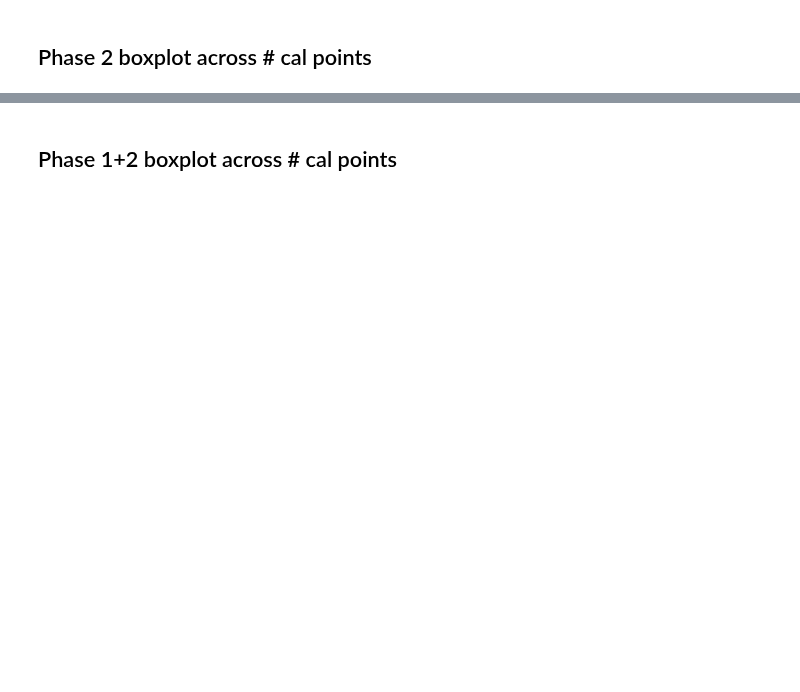
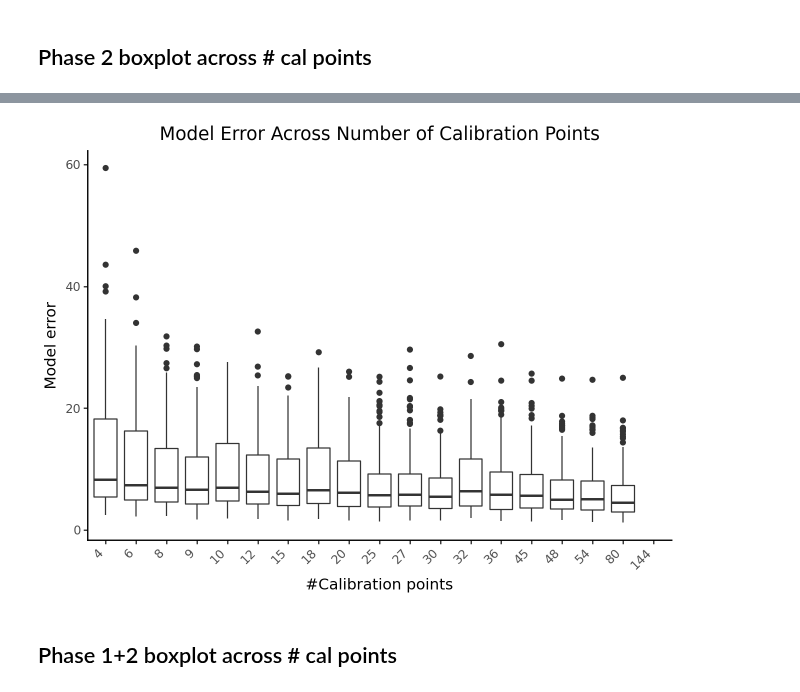
Before and after one commit to jspsych/eye-tracking-training, a Jupyter notebook: analysis/analysis-of-individual-model-run.ipynb, the cells around one changed output, grey strips where cells are left out. Drawn from its saved outputs; the diff is of its cells as text; code cells hidden in the pictures; blank space fills up the shorter version.

```diff
--- a/analysis/analysis-of-individual-model-run.ipynb
+++ b/analysis/analysis-of-individual-model-run.ipynb
@@ -1072,7 +1149,7 @@ model_losses_across_cal_configs_phase1_boxplot
 # %% [markdown]
 ## Phase 2 boxplot across \# cal points
 # %%
-batch_losses_across_cal_phase2 = []
+batch_losses_across_cal_p2 = []
 for i, cal_config in enumerate(cols_rows_indices_scaled):
   # Make masked dataset with the cal_config
   masked_dataset_p2_config = prepare_masked_dataset(test_data_rescaled, cal_config, 2)
@@ -1100,4 +1177,4 @@ for i, cal_config in enumerate(cols_rows_indices_scaled):
       batch_point_losses = batch_point_losses[mask == 1]
 
       batch_losses_p2_config.append(batch_point_losses)
-  batch_losses_across_cal_phase2.append((cal_config, batch_losses_p2_config))
+  batch_losses_across_cal_p2.append((cal_config, batch_losses_p2_config))
@@ -1104,18 +1201,17 @@ for i, cal_config in enumerate(cols_rows_indices_scaled):
 # %%
-num_cal_points_phase2 = [len(cal_config) for cal_config, _ in batch_losses_across_cal_phase2]
-model_losses_phase2 = [batch_losses for _, batch_losses in batch_losses_across_cal_phase2]
+model_losses_p2 = [batch_losses for _, batch_losses in batch_losses_across_cal_p2]
 # %%
-model_losses_df_data_phase2 = []
-for i, cal_config in enumerate(model_losses_phase2):  # Iterate through 19 cal_configs
+model_losses_df_data_p2 = []
+for i, cal_config in enumerate(model_losses_p2):  # Iterate through 19 cal_configs
   for j, subject_model_losses in enumerate(cal_config): # Iterate through 146 subjects
       img_count = np.count_nonzero(~np.isnan(subject_model_losses))
       row = {
-          'num_cal_points': num_cal_points_phase2[i],
+          'num_cal_points': num_cal_points[i],
           'subject_id': j,
           'img_count': img_count,
           'subj_mean_loss': np.mean(subject_model_losses)}
       row.update({'point_' + str(k) + '_loss': val for k, val in enumerate(subject_model_losses)})
-      model_losses_df_data_phase2.append(row)
+      model_losses_df_data_p2.append(row)
 
-model_losses_df_phase2 = pd.DataFrame(model_losses_df_data_phase2)
-model_losses_df_phase2 = model_losses_df_phase2.sort_values(by=['num_cal_points', 'subject_id'])
+model_losses_df_p2 = pd.DataFrame(model_losses_df_data_p2)
+model_losses_df_p2 = model_losses_df_p2.sort_values(by=['num_cal_points', 'subject_id'])
@@ -1126,31 +1218,33 @@ model_losses_df_phase2.to_csv('model_losses_across_cal_configs_phase2_df.csv')
 # %%
-model_losses_df_sorted_phase2 = model_losses_df_phase2.sort_values(by='num_cal_points')
+model_losses_df_sorted_p2 = model_losses_df_p2.sort_values(by='num_cal_points')
 
-ordered_cal_points_phase2 = sorted(model_losses_df_phase2['num_cal_points'].unique())
-ordered_cal_points_str_phase2 = [str(x) for x in ordered_cal_points_phase2]
+ordered_cal_points_p2 = sorted(model_losses_df_p2['num_cal_points'].unique())
+ordered_cal_points_str_p2 = [str(x) for x in ordered_cal_points_p2]
 
-model_losses_df_sorted_phase2['num_cal_points_cat'] = pd.Categorical(
-    model_losses_df_sorted_phase2['num_cal_points'].astype(str),
-    categories=ordered_cal_points_str_phase2,
+model_losses_df_sorted_p2['num_cal_points_cat'] = pd.Categorical(
+    model_losses_df_sorted_p2['num_cal_points'].astype(str),
+    categories=ordered_cal_points_str_p2,
     ordered=True
 )
 
-model_losses_across_cal_configs_phase2_boxplot = (
-    ggplot(model_losses_df_sorted_phase2, aes(x='num_cal_points_cat', y='subj_mean_loss'))
+model_losses_across_cal_configs_p2_boxplot = (
+    ggplot(model_losses_df_sorted_p2, aes(x='num_cal_points_cat', y='subj_mean_loss'))
     + geom_boxplot()
     + labs(
         title="Model Error Across Number of Calibration Points",
         x="#Calibration points",
         y="Model error"
     )
     + theme_classic()
     + theme(
         plot_title=element_text(hjust=0.5),
         axis_text_x=element_text(angle=45, hjust=1)
     )
 )
 
-model_losses_across_cal_configs_phase2_boxplot
+model_losses_across_cal_configs_p2_boxplot
+# %% [output]
+[figure, added]
 # %% [markdown]
 ## Phase 1+2 boxplot across \# cal points
 # %%
```
Also changed, not shown: parts of 27 cells of this notebook.
